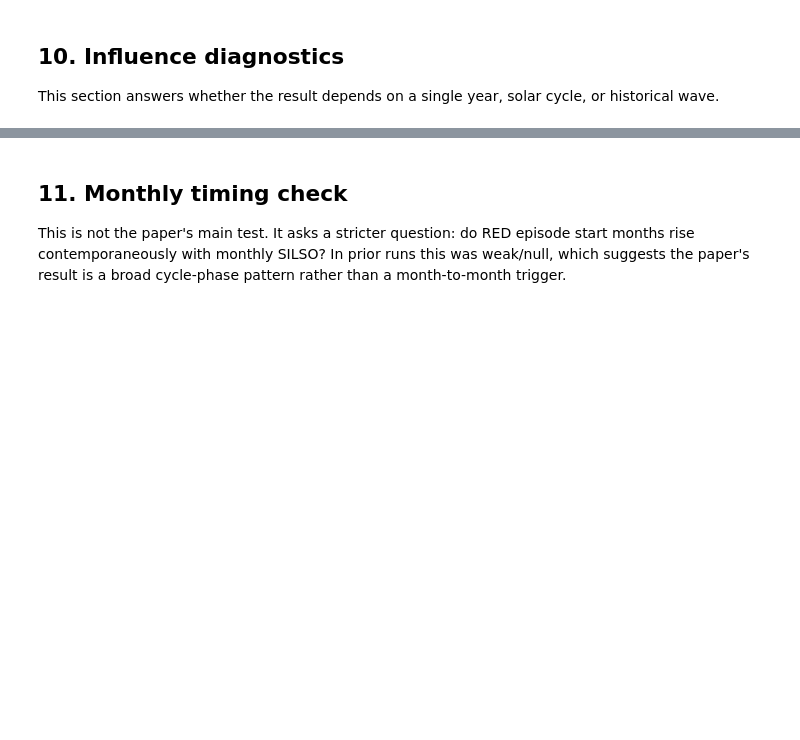
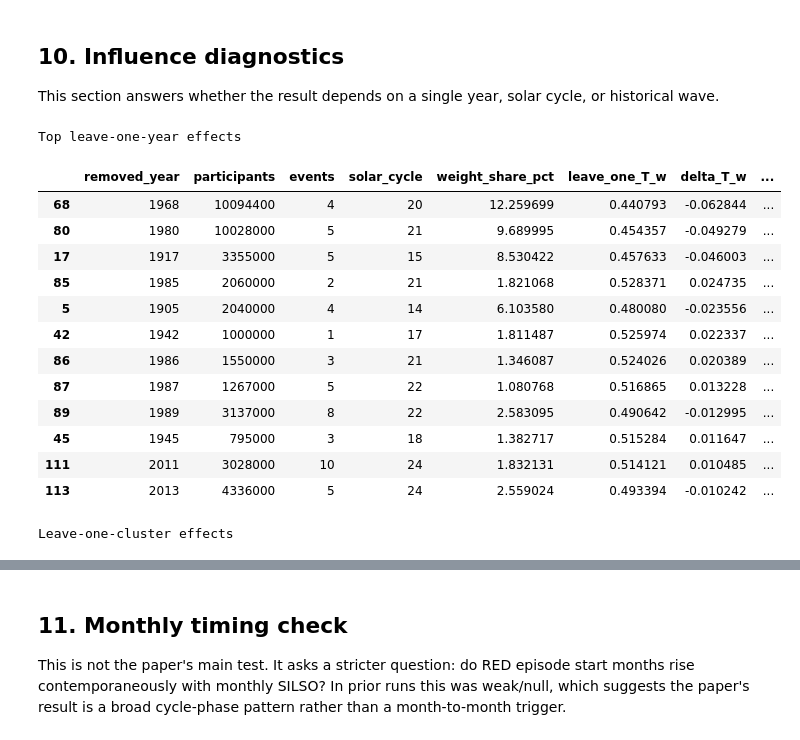
Before and after one commit to CastaliaInstitute/solar-revolutions, a Jupyter notebook: solar_revolutions_paper_methods_colab.ipynb, the cells around one changed output, grey strips where cells are left out. Cells and saved outputs as stored; diff of their text form; code cells hidden in the pictures; blank space fills up the shorter version.

```diff
--- a/solar_revolutions_paper_methods_colab.ipynb
+++ b/solar_revolutions_paper_methods_colab.ipynb
@@ -448,7 +517,7 @@ This section answers whether the result depends on a single year, solar cycle, o
 baseline = primary
 
 def summarize_removal(remove_years):
-    w = df['participation_share'].copy().astype(float).to_numpy()
+    w = df['participation_share'].copy().astype(float).to_numpy().copy()
     remove_years = set(remove_years)
     removed = df['year'].isin(remove_years).to_numpy()
     removed_weight = float(w[removed].sum())
@@ -495,30 +564,46 @@ leave_cycle.to_csv(OUT / 'paper_methods_leave_one_cycle.csv', index=False)
 clusters = {
     '1905 Russian Revolution wave': [1905],
     '1917-1920 WWI/postwar revolutionary wave': list(range(1917, 1921)),
     '1946 postwar/decolonization wave': [1946],
     '1968 global protest wave': [1968],
     '1978-1980 Iran/Nicaragua/Latin America wave': list(range(1978, 1981)),
     '1988-1991 late Cold War wave': list(range(1988, 1992)),
     '2011-2013 Arab Spring/late RED wave': list(range(2011, 2014)),
     '1917-1920 and 1988-1991 combined': list(range(1917, 1921)) + list(range(1988, 1992)),
 }
 leave_cluster = []
 for name, years in clusters.items():
     s, removed_weight = summarize_removal(years)
     leave_cluster.append({
         'removed_cluster': name,
         'years_removed': ', '.join(map(str, years)),
         'weight_share_pct': 100 * removed_weight / float(df['participation_share'].sum()),
         'leave_one_T_w': s['T_w'],
         'delta_T_w': s['T_w'] - baseline['T_w'],
         'leave_one_distance_years': s['weighted_distance_years'],
         'delta_distance_years': s['weighted_distance_years'] - baseline['weighted_distance_years'],
         'leave_one_p_T': s['p_T_rotational'],
     })
 leave_cluster = pd.DataFrame(leave_cluster)
 leave_cluster.to_csv(OUT / 'paper_methods_leave_one_cluster.csv', index=False)
 
 print('Top leave-one-year effects')
 display(leave_year.head(12))
 print('Leave-one-cluster effects')
 display(leave_cluster)
+# %% [output]
+Top leave-one-year effects
+|  | removed_year | participants | events | solar_cycle | weight_share_pct | leave_one_T_w | delta_T_w | ... |
+| 68 | 1968 | 10094400 | 4 | 20 | 12.259699 | 0.440793 | -0.062844 | ... |
+| 80 | 1980 | 10028000 | 5 | 21 | 9.689995 | 0.454357 | -0.049279 | ... |
+| 17 | 1917 | 3355000 | 5 | 15 | 8.530422 | 0.457633 | -0.046003 | ... |
+| 85 | 1985 | 2060000 | 2 | 21 | 1.821068 | 0.528371 | 0.024735 | ... |
+| 5 | 1905 | 2040000 | 4 | 14 | 6.103580 | 0.480080 | -0.023556 | ... |
+| 42 | 1942 | 1000000 | 1 | 17 | 1.811487 | 0.525974 | 0.022337 | ... |
+| 86 | 1986 | 1550000 | 3 | 21 | 1.346087 | 0.524026 | 0.020389 | ... |
+| 87 | 1987 | 1267000 | 5 | 22 | 1.080768 | 0.516865 | 0.013228 | ... |
+| 89 | 1989 | 3137000 | 8 | 22 | 2.583095 | 0.490642 | -0.012995 | ... |
+| 45 | 1945 | 795000 | 3 | 18 | 1.382717 | 0.515284 | 0.011647 | ... |
+| 111 | 2011 | 3028000 | 10 | 24 | 1.832131 | 0.514121 | 0.010485 | ... |
+| 113 | 2013 | 4336000 | 5 | 24 | 2.559024 | 0.493394 | -0.010242 | ... |
+Leave-one-cluster effects
```
Also changed, not shown: parts of 11 cells of this notebook.
